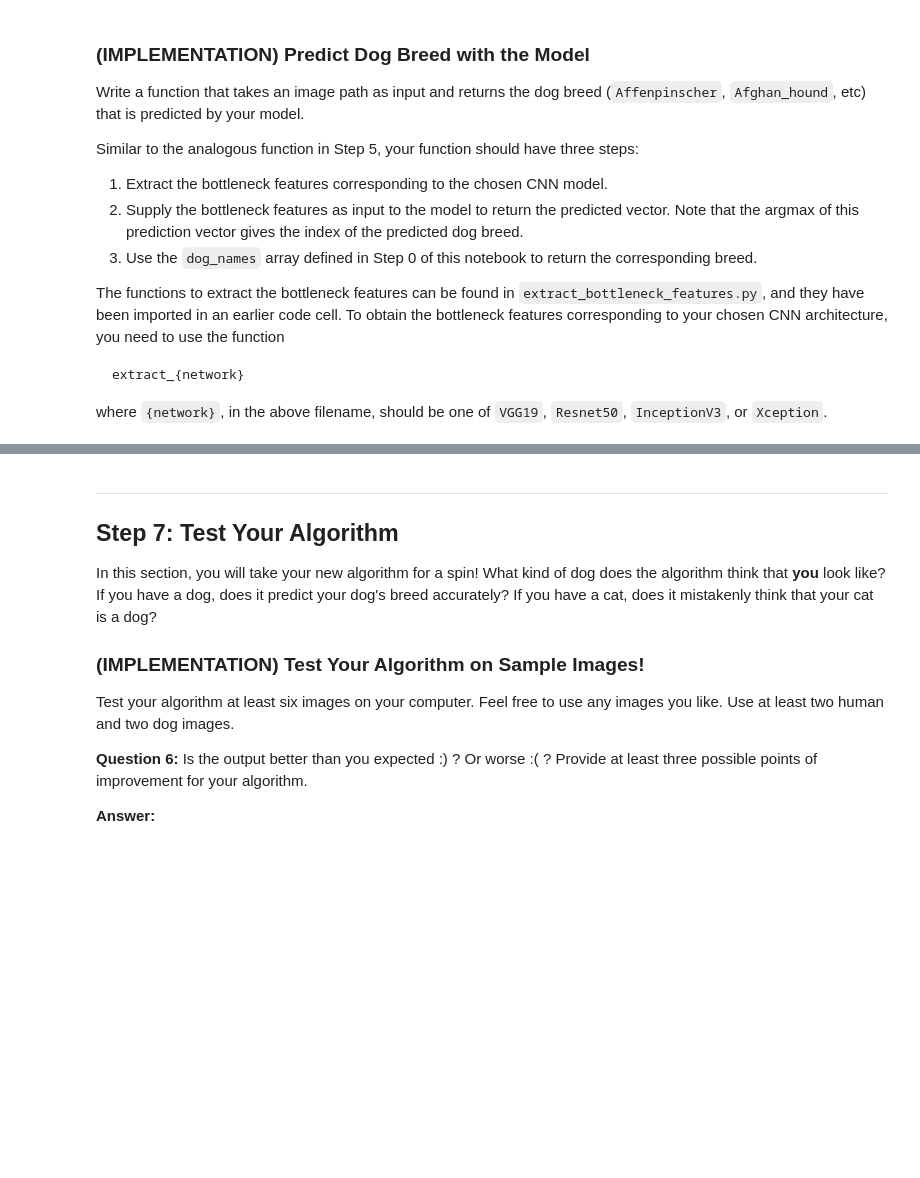
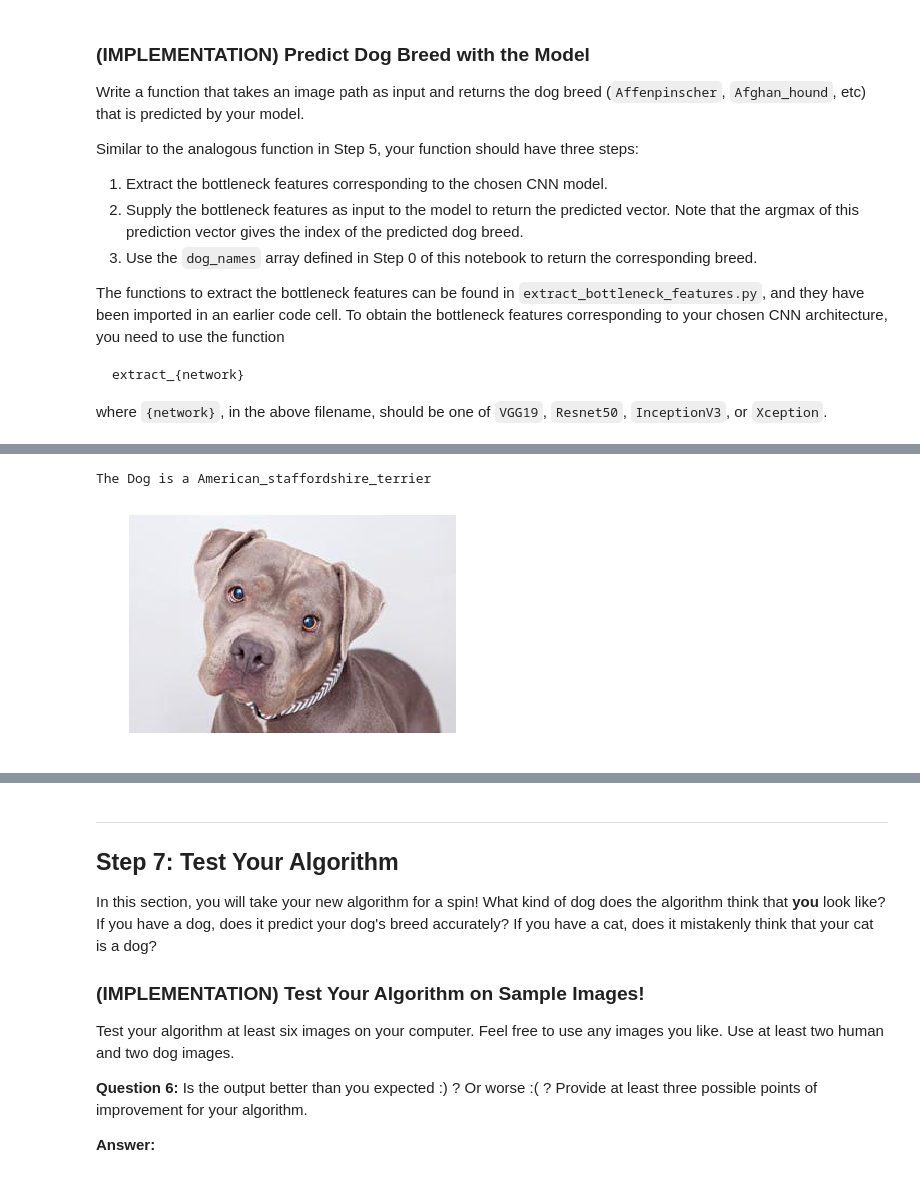
Before and after one commit to leojavier/dog-breed-udacity, a Jupyter notebook: dog_app.ipynb, the cells around one changed output, grey strips where cells are left out. Saved outputs shown, nothing was run; the diff lists cells and outputs as text; code cells hidden in the pictures; blank space fills up the shorter version.

```diff
--- a/dog_app.ipynb
+++ b/dog_app.ipynb
@@ -734,0 +752,5 @@ Some sample output for our algorithm is provided below, but feel free to design
+# %%
+predict_remote_img('https://815678169699-bfas-files.s3-us-west-2.amazonaws.com/Roxy-pit-bull-terrier.jpg')
+# %% [output]
+The Dog is a American_staffordshire_terrier
+[figure, added]
```
Also changed, not shown: parts of 20 cells of this notebook, 3 other files.
